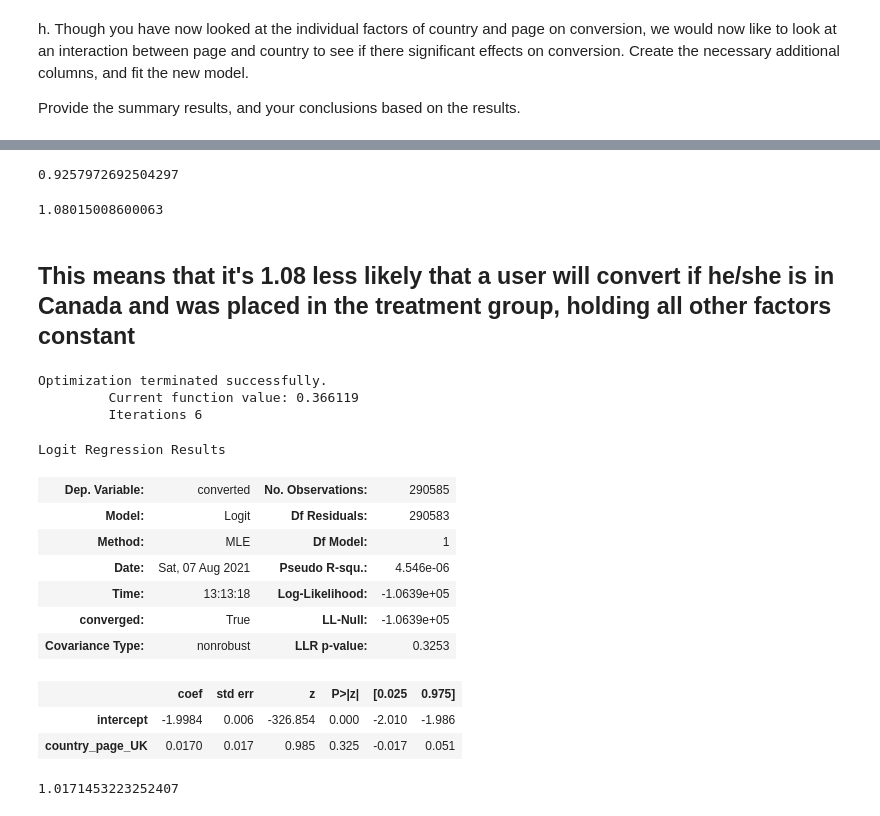
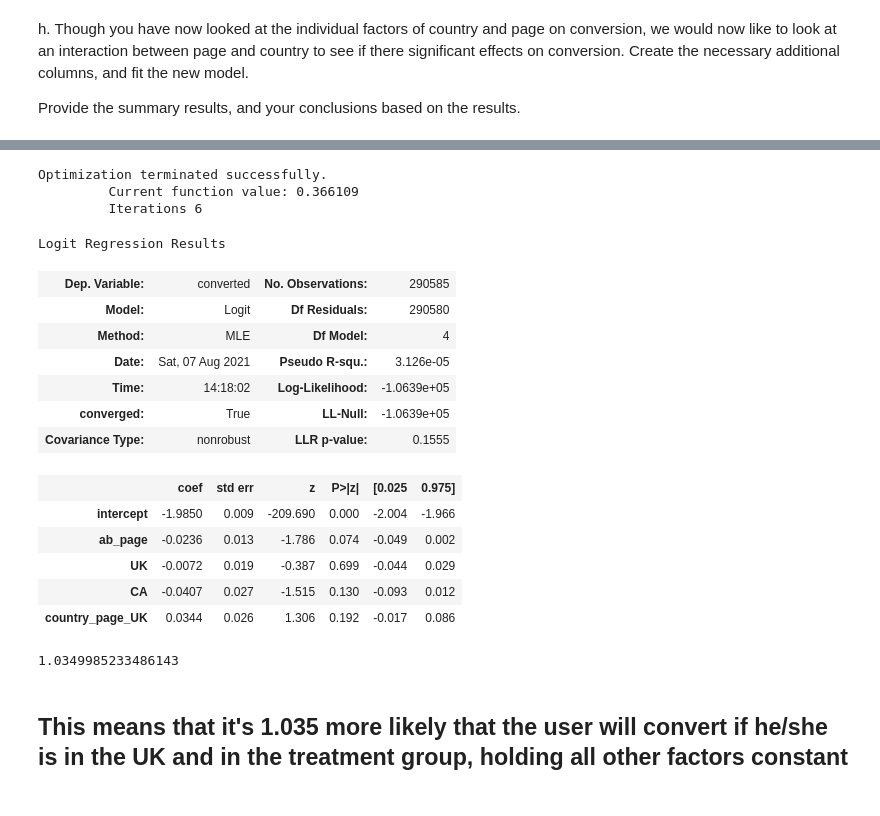
Before and after one commit to Ashmaawyy/AB-Testing, a Jupyter notebook: Analyze_ab_test_results_notebook.ipynb, the cells around one changed output, grey strips where cells are left out. Saved outputs shown, nothing was run; the diff lists cells and outputs as text; code cells hidden in the pictures.

```diff
--- a/Analyze_ab_test_results_notebook.ipynb
+++ b/Analyze_ab_test_results_notebook.ipynb
@@ -557,34 +574,29 @@ Logit Regression Results
+# %%
+df_new['country_page_UK'] = df_new['ab_page'] * df_new['UK']
+lm = sm.Logit(df_new['converted'], df_new[['intercept','ab_page','UK','CA', 'country_page_UK']])
+res = lm.fit()
+res.summary()
+# %% [output]
+Optimization terminated successfully.
+         Current function value: 0.366109
+         Iterations 6
+Logit Regression Results
+| Dep. Variable: | converted | No. Observations: | 290585 |
+| Model: | Logit | Df Residuals: | 290580 |
+| Method: | MLE | Df Model: | 4 |
+| Date: | Sat, 07 Aug 2021 | Pseudo R-squ.: | 3.126e-05 |
+| Time: | 14:18:02 | Log-Likelihood: | -1.0639e+05 |
+| converged: | True | LL-Null: | -1.0639e+05 |
+| Covariance Type: | nonrobust | LLR p-value: | 0.1555 |
+|  | coef | std err | z | P>|z| | [0.025 | 0.975] |
+| intercept | -1.9850 | 0.009 | -209.690 | 0.000 | -2.004 | -1.966 |
+| ab_page | -0.0236 | 0.013 | -1.786 | 0.074 | -0.049 | 0.002 |
+| UK | -0.0072 | 0.019 | -0.387 | 0.699 | -0.044 | 0.029 |
+| CA | -0.0407 | 0.027 | -1.515 | 0.130 | -0.093 | 0.012 |
+| country_page_UK | 0.0344 | 0.026 | 1.306 | 0.192 | -0.017 | 0.086 |
 # %%
-np.exp(-0.0771)
+np.exp(0.0344)
 # %% [output]
-0.9257972692504297
+1.0349985233486143
-# %%
-1/ np.exp(-0.0771)
-# %% [output]
-1.08015008600063
 # %% [markdown]
-## This means that it's 1.08 less likely that a user will convert if he/she is in Canada and was placed in the treatment group, holding all other factors constant
+## This means that it's 1.035 more likely that the user will convert if he/she is in the UK and in the treatment group, holding all other factors constant
-# %%
-df_new['country_page_UK'] = df_new['ab_page'] * df_new['UK']
-lm = sm.Logit(df_new['converted'], df_new[['intercept', 'country_page_UK']])
-res = lm.fit()
-res.summary()
-# %% [output]
-Optimization terminated successfully.
-         Current function value: 0.366119
-         Iterations 6
-Logit Regression Results
-| Dep. Variable: | converted | No. Observations: | 290585 |
-| Model: | Logit | Df Residuals: | 290583 |
-| Method: | MLE | Df Model: | 1 |
-| Date: | Sat, 07 Aug 2021 | Pseudo R-squ.: | 4.546e-06 |
-| Time: | 13:13:18 | Log-Likelihood: | -1.0639e+05 |
-| converged: | True | LL-Null: | -1.0639e+05 |
-| Covariance Type: | nonrobust | LLR p-value: | 0.3253 |
-|  | coef | std err | z | P>|z| | [0.025 | 0.975] |
-| intercept | -1.9984 | 0.006 | -326.854 | 0.000 | -2.010 | -1.986 |
-| country_page_UK | 0.0170 | 0.017 | 0.985 | 0.325 | -0.017 | 0.051 |
-# %%
-np.exp(0.017)
-# %% [output]
-1.0171453223252407
```
Also changed, not shown: parts of 13 cells of this notebook.
